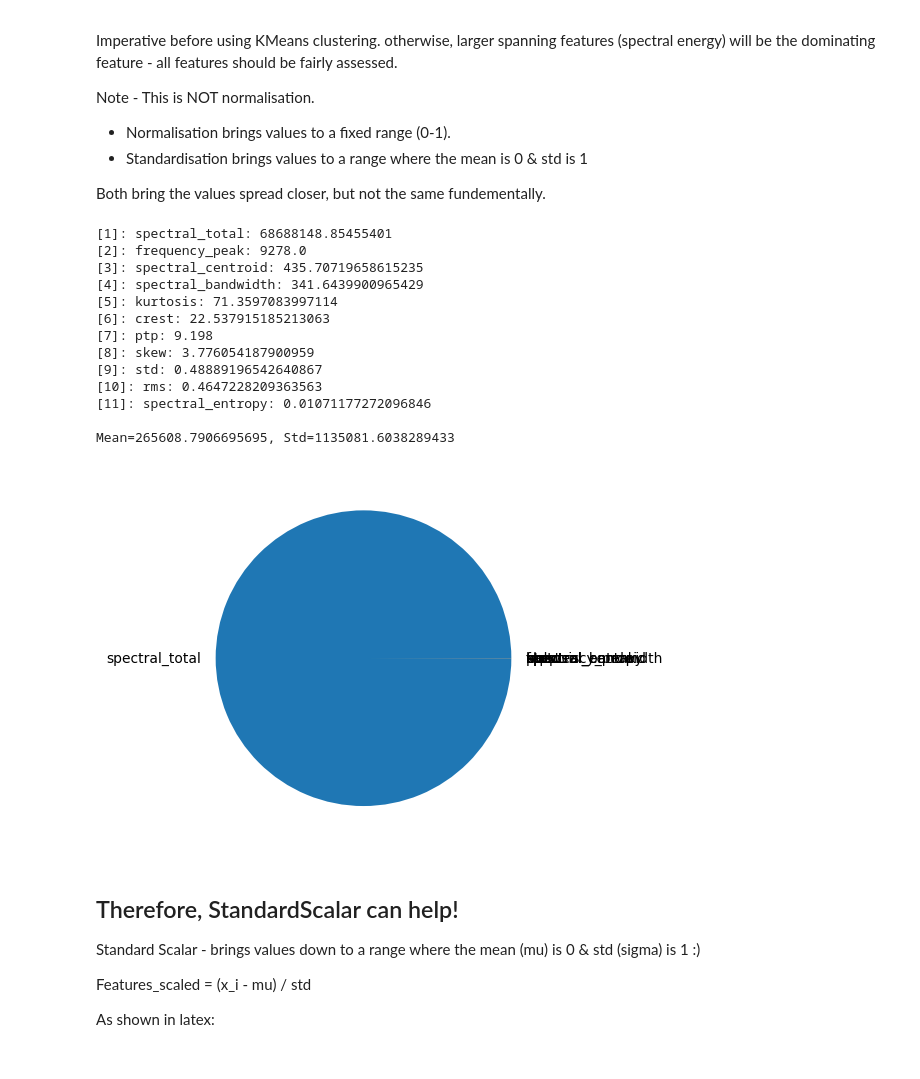
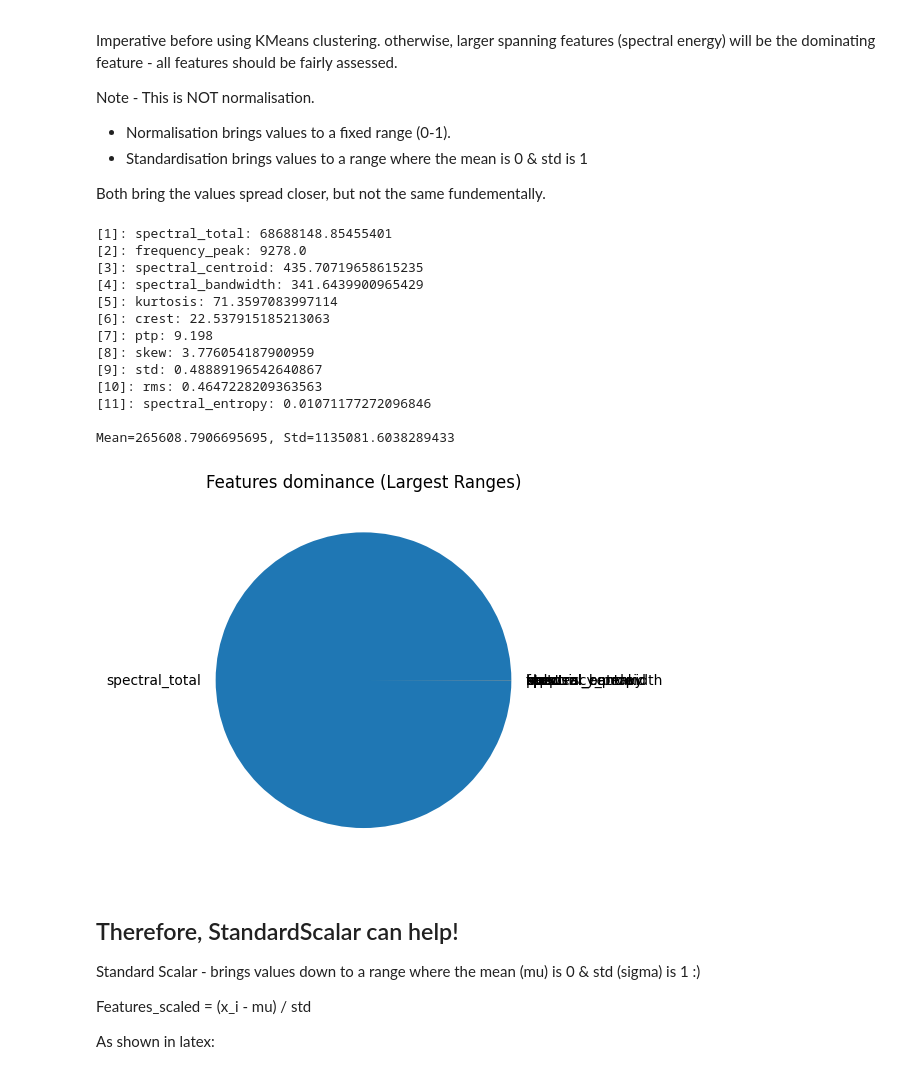
Before and after one commit to Patrick-Wigley/Retrofit-CbM, a Jupyter notebook: PdM/main/AIRULE.ipynb, the cells around one changed output. Cells and saved outputs as stored; diff of their text form; code cells hidden in the pictures.

```diff
--- a/PdM/main/AIRULE.ipynb
+++ b/PdM/main/AIRULE.ipynb
@@ -421,34 +422,35 @@ def features_pie(df:pd.DataFrame):
         feature_range = np.max(df[feature]) - np.min(df[feature])
         feature_ranges.append((feature, feature_range))
 
     feature_ranges.sort(key=lambda feature_tup: feature_tup[1], reverse=True)
     for dominance_ranking, feature_tup in enumerate(feature_ranges):
         print(f"[{dominance_ranking+1}]: {feature_tup[0]}: {feature_tup[1]}")
 
     print(f"\nMean={np.mean(df[features].values)}, Std={np.std(df[features].values)}")
 
     labels = [f_name for f_name, _ in feature_ranges]
     values = [v for _, v in feature_ranges]
 
     plt.pie(values, labels=labels)
+    plt.title("Features dominance (Largest Ranges)")
     plt.plot()
 
 features_pie(df[features])
 # %% [output]
 [1]: spectral_total: 68688148.85455401
 [2]: frequency_peak: 9278.0
 [3]: spectral_centroid: 435.70719658615235
 [4]: spectral_bandwidth: 341.6439900965429
 [5]: kurtosis: 71.3597083997114
 [6]: crest: 22.537915185213063
 [7]: ptp: 9.198
 [8]: skew: 3.776054187900959
 [9]: std: 0.48889196542640867
 [10]: rms: 0.4647228209363563
 [11]: spectral_entropy: 0.01071177272096846
 
 Mean=265608.7906695695, Std=1135081.6038289433
-[figure, old version]
+[figure, new version]
 # %% [markdown]
 ## Therefore, StandardScalar can help!
 Standard Scalar - brings values down to a range where the mean (mu) is 0 & std (sigma) is 1 :)
```
Also changed, not shown: parts of 15 cells of this notebook, 1 other file.
